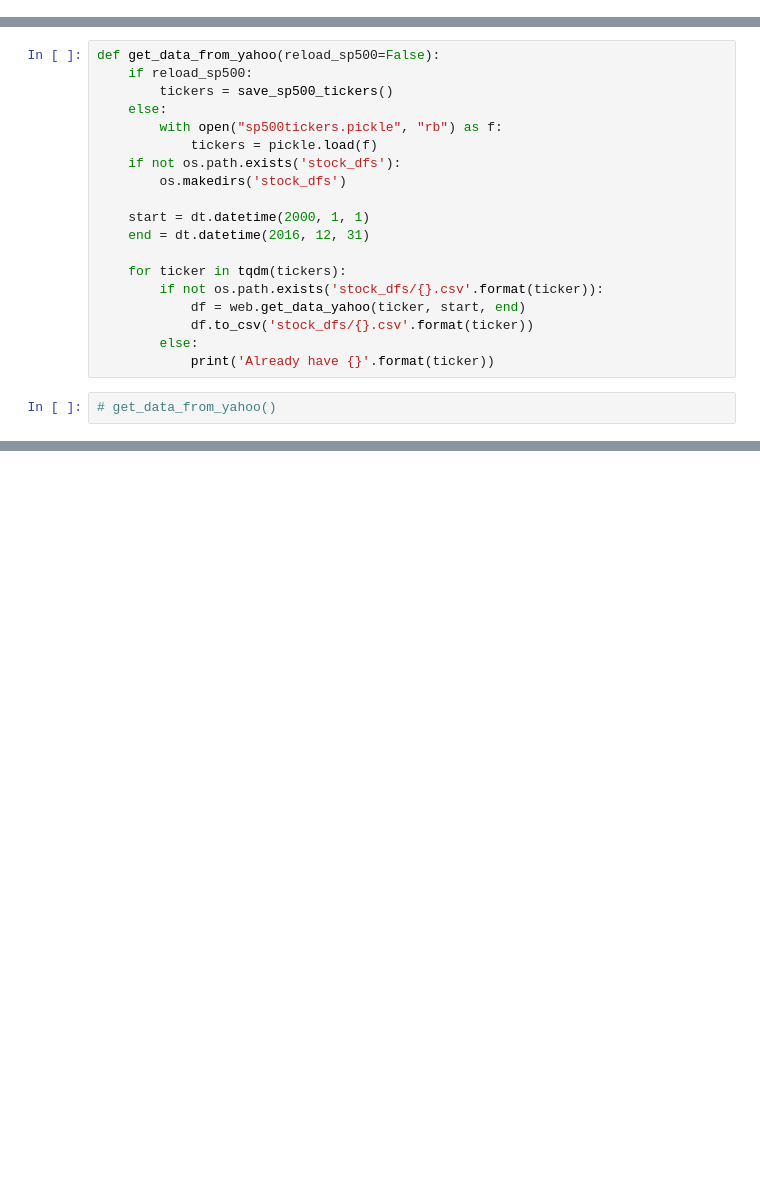
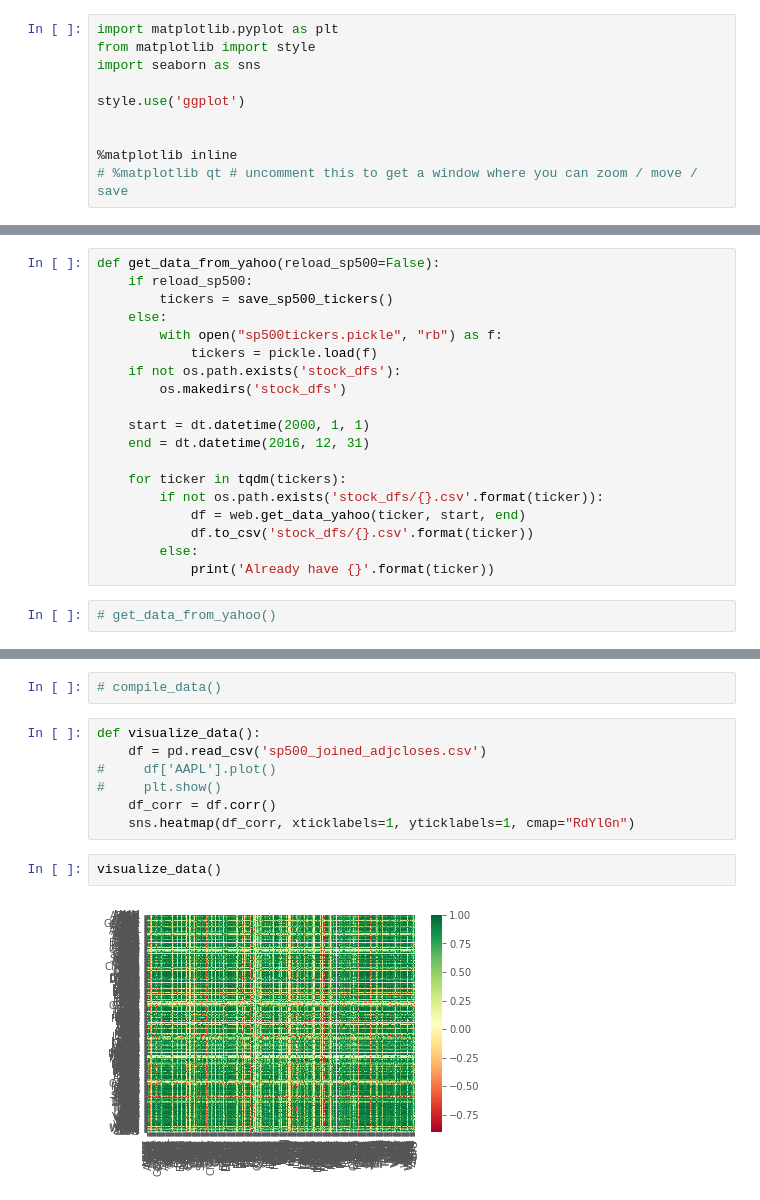
Before and after one commit to GanescuRobert/Finance-concepts-python, a Jupyter notebook: S&P500.ipynb, the cells around one changed output, grey strips where cells are left out. Saved outputs shown, nothing was run; the diff lists cells and outputs as text; blank space fills up the shorter version.

```diff
--- a/S&P500.ipynb
+++ b/S&P500.ipynb
@@ -9,6 +9,16 @@ import bs4 as bs
 
 import datetime as dt
 import os
+# %%
+import matplotlib.pyplot as plt
+from matplotlib import style
+import seaborn as sns
+
+style.use('ggplot')
+
+
+%matplotlib inline
+# %matplotlib qt # uncomment this to get a window where you can zoom / move / save
 # %%
 from tqdm import tqdm
 
@@ -92,0 +84,13 @@ df.head().T
+# %%
+# compile_data()
+# %%
+def visualize_data():
+    df = pd.read_csv('sp500_joined_adjcloses.csv')
+#     df['AAPL'].plot()
+#     plt.show()
+    df_corr = df.corr()
+    sns.heatmap(df_corr, xticklabels=1, yticklabels=1, cmap="RdYlGn")
+# %%
+visualize_data()
+# %% [output]
+[figure, added]
```
Also changed, not shown: parts of 4 cells of this notebook, 1 other file.
